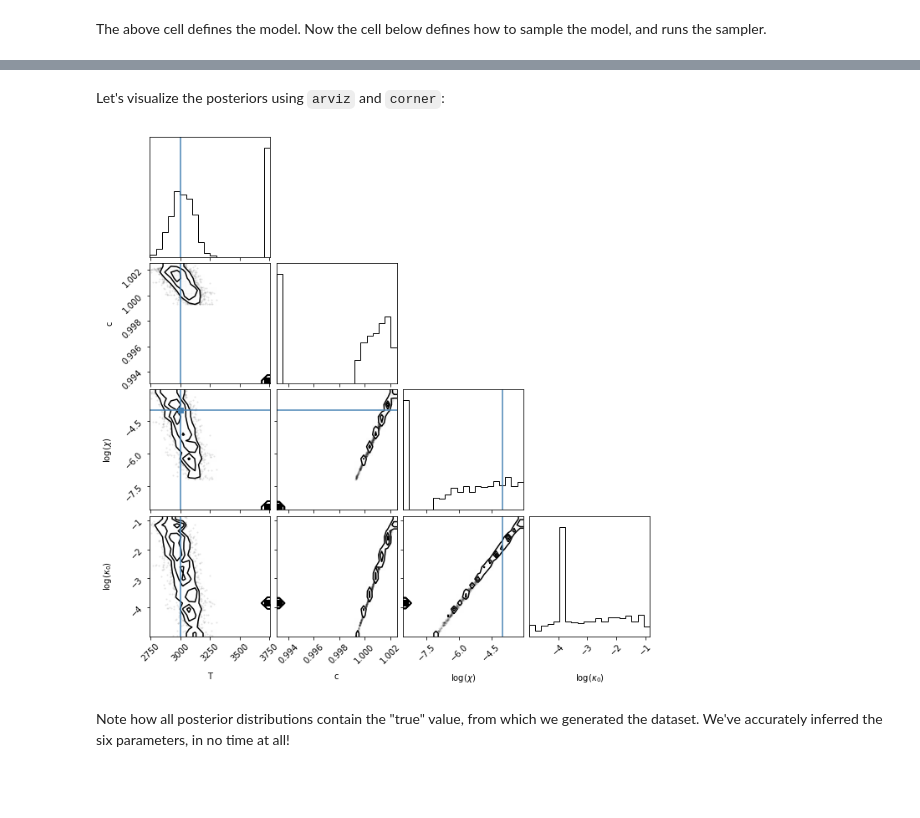
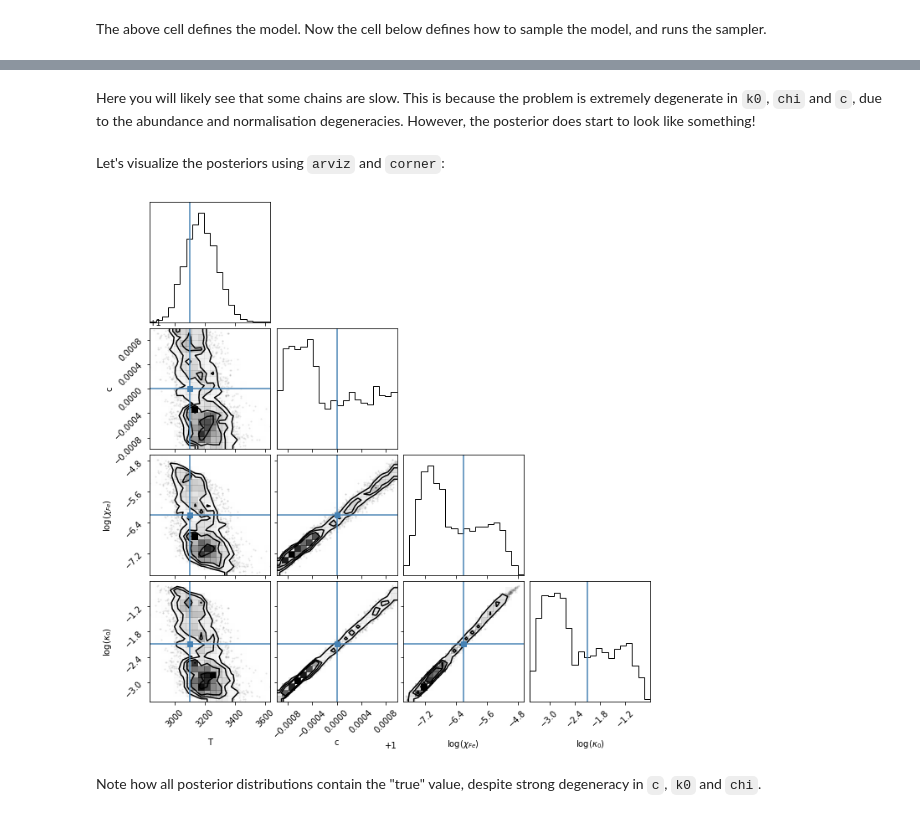
Before and after one commit to Hoeijmakers/jax-hires-coffee, a Jupyter notebook: hires-demo.ipynb, the cells around one changed output, grey strips where cells are left out. Saved outputs shown, nothing was run; the diff lists cells and outputs as text; code cells hidden in the pictures; blank space fills up the shorter version.

```diff
--- a/hires-demo.ipynb
+++ b/hires-demo.ipynb
@@ -102,7 +106,6 @@ k = const.k_B.cgs.value
 m = 2.33*const.u.cgs.value
 Rs = 1.4*Rsun
 g = G*M0 / R0**2
-H = k*3000/m/g
 # %% [markdown]
 
 <br>
@@ -131,7 +136,7 @@ Now we turn this into something that looks like data, by adding noise:
 # %%
 np.random.seed(42)
 
-true_p = [3100.0,-6.2,-4.1,1.0]
+true_p = [3100.0,-6.2,-2.1,1.0]
 
 SNR = 1000.0
 x = wl
@@ -139,11 +144,15 @@ y1 = model_numpy(true_p,k_Fe_i)
 yerr = 1.0/SNR
 y = y1 + np.random.normal(scale=yerr, size=(len(x)))
 
-yrange = np.max([3*yerr,0.7*np.abs(np.max(y1)-np.min(y1))])
+yrange = np.max([3*yerr,np.abs(np.max(y1)-np.min(y1))])
+
+plt.figure(figsize=(14,5))
 plt.plot(x, y,linewidth=0.8)
 plt.plot(x,y1,alpha=0.5)
 plt.xlim(392.1,392.5)
 plt.ylim(np.mean(y)-yrange,np.mean(y)+yrange)
 plt.xlabel('Wavelength (nm)')
-plt.ylabel('Relative in-transit flux');
+plt.ylabel('Relative in-transit flux')
+plt.tight_layout()
+plt.show()
 # %% [output]
@@ -307,14 +296,14 @@ def numpyro_model():
 
     # Uniform prior for log(chi)
     chi_prior = numpyro.sample(
-        'log($\chi$)', dist.Uniform(low=-10, high=-3))
+        'log($\chi_{Fe}$)', dist.Uniform(low=-10, high=-3))
 
     # Uniform prior for log(k0):
     k0_prior = numpyro.sample('log($\kappa_0$)', dist.Uniform(low=-5, high=0))
 
 #     Uniform prior for log(k0):
 #     c_prior = numpyro.sample('c', dist.Normal(loc=1.0, scale=0.001))
-    c_prior = numpyro.sample('c', dist.Uniform(low=0.99, high=1.01))
+    c_prior = numpyro.sample('c', dist.Uniform(low=0.999, high=1.001))
 
     # Normally distributed likelihood
     numpyro.sample("obs", dist.Normal(loc=model_jax([T_prior, chi_prior, k0_prior,c_prior], k_Fe_i),scale=yerr), obs=y)
@@ -338,8 +327,8 @@ sampler = NUTS(
 # Monte Carlo sampling for a number of steps and parallel chains:
 mcmc = MCMC(
     sampler,
-    num_warmup=100,
-    num_samples=600,
+    num_warmup=200,
+    num_samples=1800,
     num_chains=4
 )
 
@@ -352,23 +341,24 @@ W0609 14:01:28.468741 140734950520256 host_callback.py:493] jax_host_callback_ou
-# %% [markdown]
-Let's visualize the posteriors using `arviz` and `corner`:
+# %% [markdown]
+Here you will likely see that some chains are slow. This is because the problem is extremely degenerate in `k0`, `chi` and `c`, due to the abundance and normalisation degeneracies. However, the posterior does start to look like something!
+<br><br>
+Let's visualize the posteriors using `arviz` and `corner`:
 # %%
 # these packages will aid in visualization:
 import arviz
 from corner import corner
 
 # arviz converts a numpyro MCMC object to an `InferenceData` object based on xarray:
 result = arviz.from_numpyro(mcmc)
 
 # these are the inputs to the synthetic double-gaussian profile (blue lines)
-truths = init_guess
-
+truths = {'T': true_p[0], 'log($\chi_{Fe}$)': true_p[1], 'log($\kappa_0$)': true_p[2], 'c': true_p[3]}
 # make a corner plot
 corner(
     result,
     quiet=True,
     truths=truths
 );
 # %% [output]
-[figure, old version]
+[figure, new version]
 # %% [markdown]
-Note how all posterior distributions contain the "true" value, from which we generated the dataset. We've accurately inferred the six parameters, in no time at all!
+Note how all posterior distributions contain the "true" value, despite strong degeneracy in `c`, `k0` and `chi`.
```
Also changed, not shown: parts of 28 cells of this notebook.
